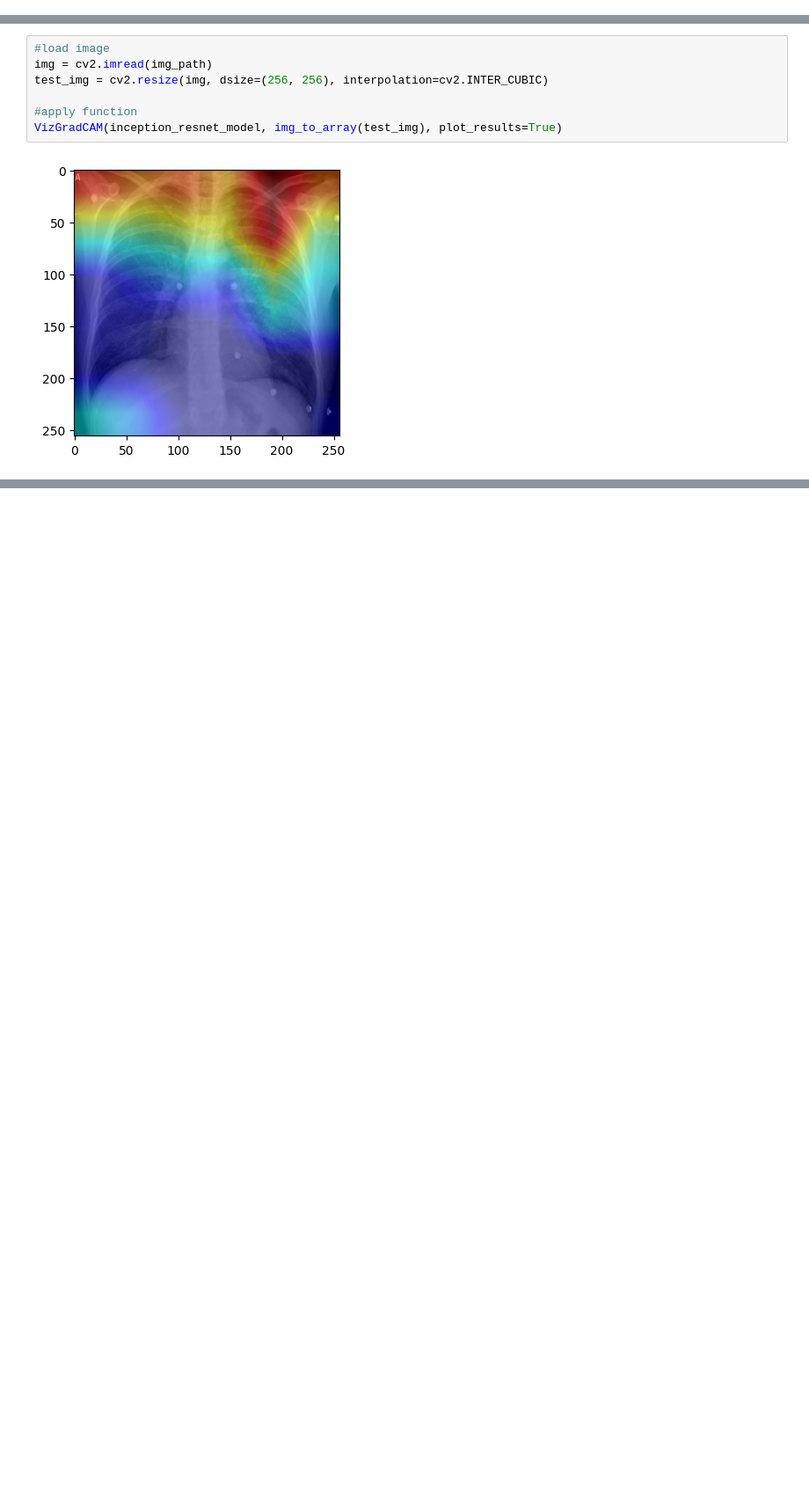
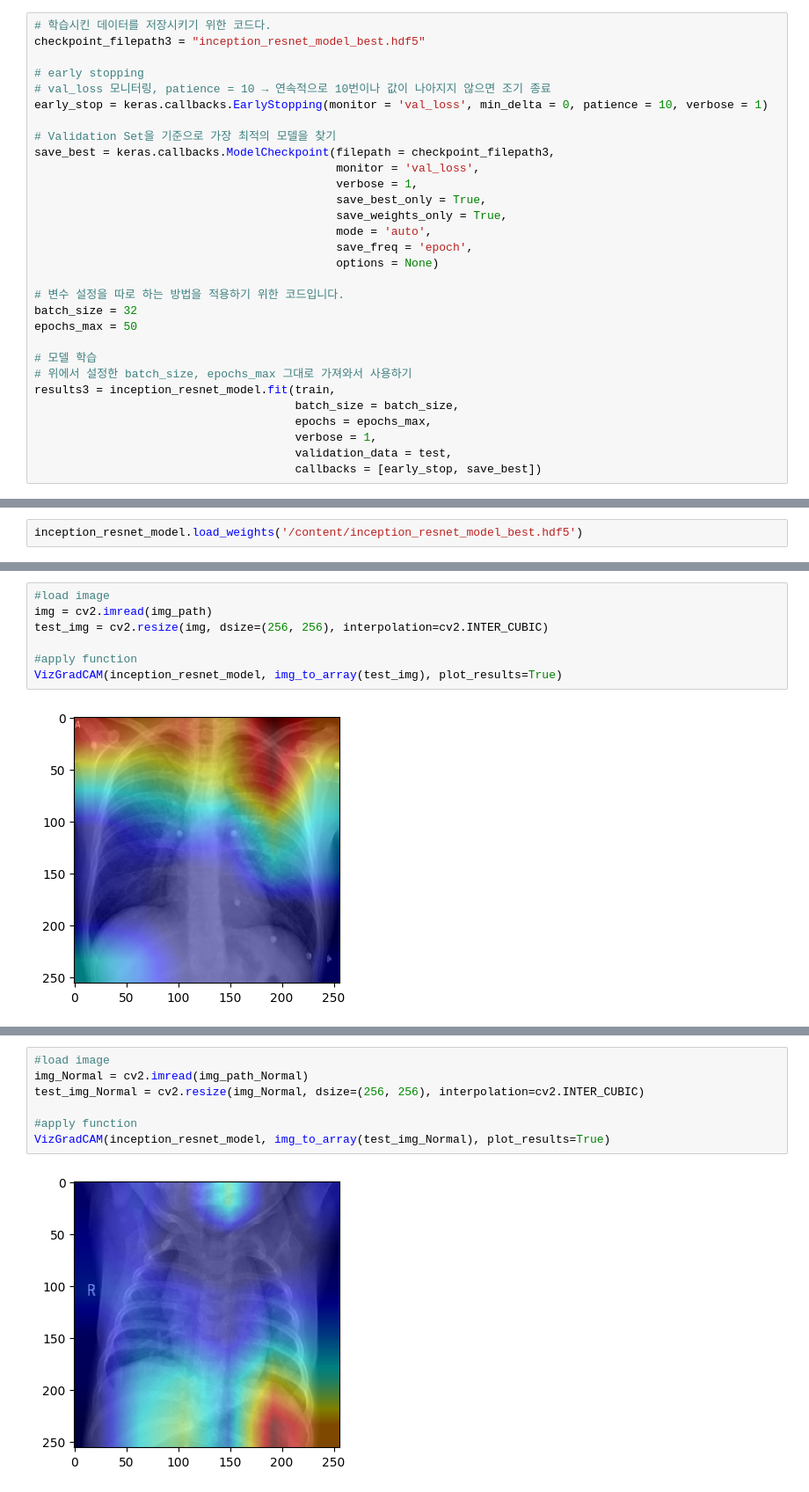
Before and after one commit to An-Dongsun/Section4---Project, a Jupyter notebook: AI_13_안동선_Section4__project.ipynb, the cells around one changed output, grey strips where cells are left out. Shown at 88% size. Drawn from its saved outputs; the diff is of its cells as text; blank space fills up the shorter version.

Commit message:
7/24 [사전학습 모델 + Grad-CAM 적용]

```diff
--- a/AI_13_안동선_Section4__project.ipynb
+++ b/AI_13_안동선_Section4__project.ipynb
@@ -645,3 +638,33 @@ def VizGradCAM(model, image, interpolant=0.5, plot_results=True):
         return cvt_heatmap
 # %%
 inception_resnet_model.load_weights('/content/drive/MyDrive/Curated X-Ray Dataset/inception_resnet_model_best.hdf5')
+# %%
+# 학습시킨 데이터를 저장시키기 위한 코드다.
+checkpoint_filepath3 = "inception_resnet_model_best.hdf5"
+
+# early stopping
+# val_loss 모니터링, patience = 10 → 연속적으로 10번이나 값이 나아지지 않으면 조기 종료
+early_stop = keras.callbacks.EarlyStopping(monitor = 'val_loss', min_delta = 0, patience = 10, verbose = 1)
+
+# Validation Set을 기준으로 가장 최적의 모델을 찾기
+save_best = keras.callbacks.ModelCheckpoint(filepath = checkpoint_filepath3,
+                                            monitor = 'val_loss',
+                                            verbose = 1,
+                                            save_best_only = True,
+                                            save_weights_only = True,
+                                            mode = 'auto',
+                                            save_freq = 'epoch',
+                                            options = None)
+
+# 변수 설정을 따로 하는 방법을 적용하기 위한 코드입니다.
+batch_size = 32
+epochs_max = 50
+
+# 모델 학습
+# 위에서 설정한 batch_size, epochs_max 그대로 가져와서 사용하기
+results3 = inception_resnet_model.fit(train,
+                                      batch_size = batch_size,
+                                      epochs = epochs_max,
+                                      verbose = 1,
+                                      validation_data = test,
+                                      callbacks = [early_stop, save_best])
@@ -648,3 +689,5 @@ inception_resnet_model.load_weights('/content/drive/MyDrive/Curated X-Ray Datase
+# %%
+inception_resnet_model.load_weights('/content/inception_resnet_model_best.hdf5')
 # %%
 # best model을 이용한 테스트 데이터 예측 정확도 재확인 코드
 test_loss, test_acc = inception_resnet_model.evaluate(test, verbose = 1)
@@ -661,0 +712,9 @@ VizGradCAM(inception_resnet_model, img_to_array(test_img), plot_results=True)
+# %%
+#load image
+img_Normal = cv2.imread(img_path_Normal)
+test_img_Normal = cv2.resize(img_Normal, dsize=(256, 256), interpolation=cv2.INTER_CUBIC)
+
+#apply function
+VizGradCAM(inception_resnet_model, img_to_array(test_img_Normal), plot_results=True)
+# %% [output]
+[figure, added]
```
Also changed, not shown: parts of 9 cells of this notebook.
